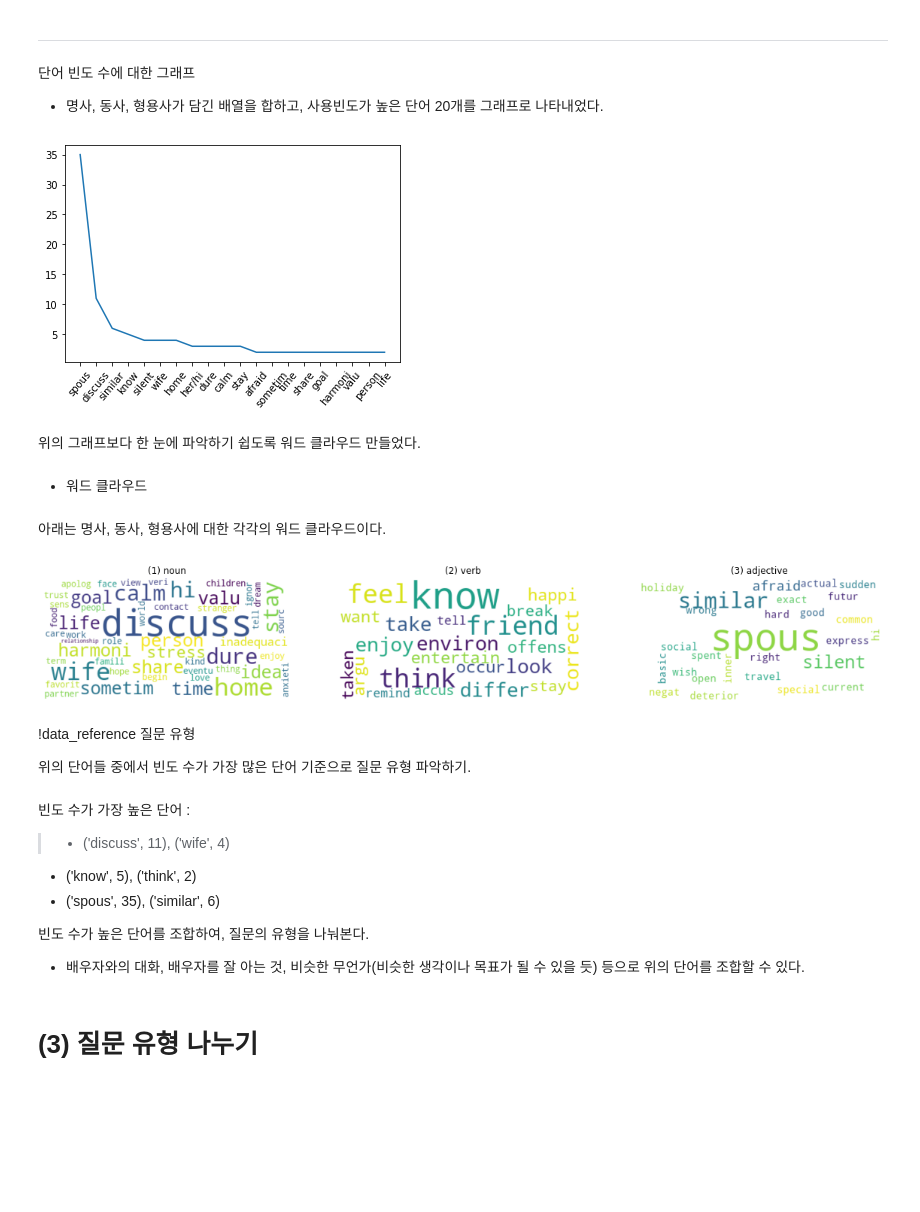
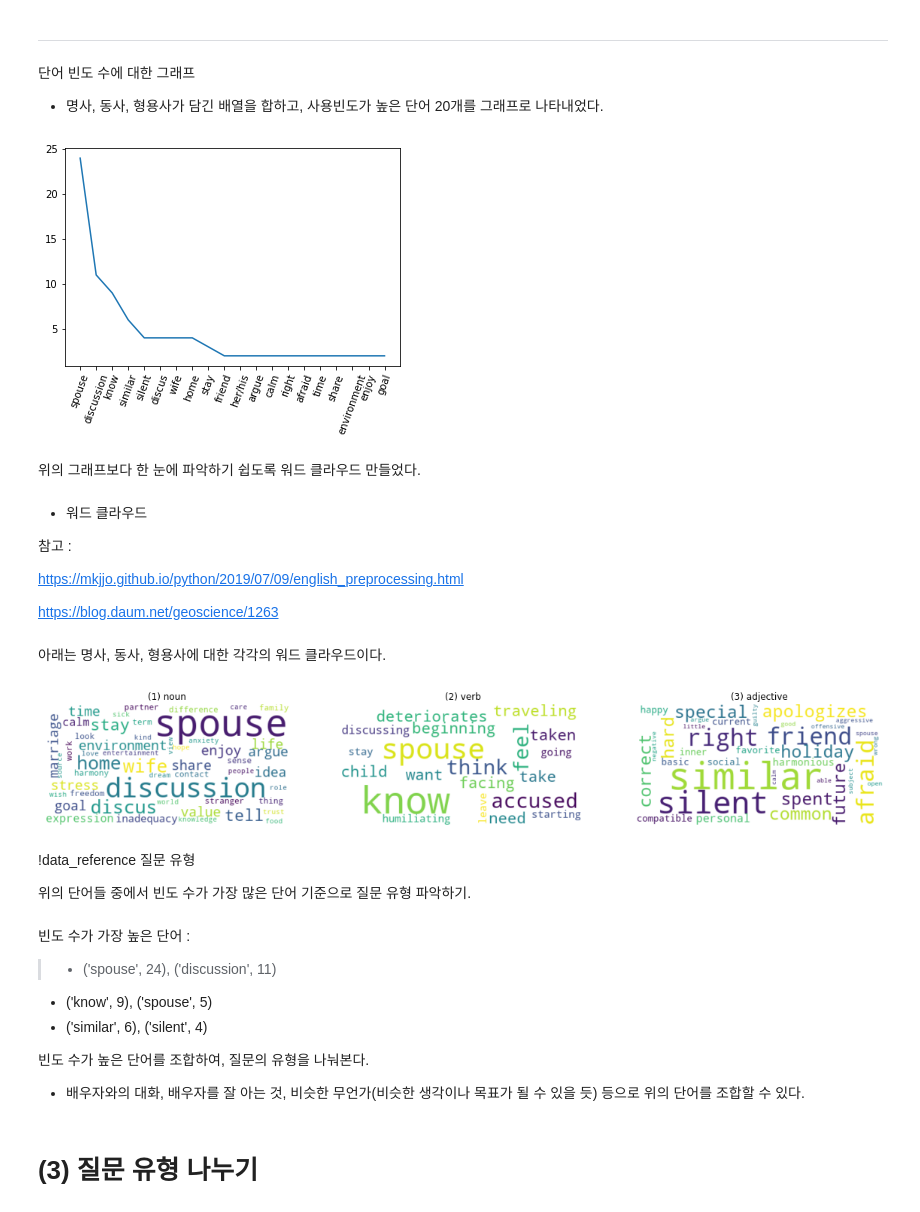
Before and after one commit to dav1n9/DAP, a Jupyter notebook: divorce.ipynb, the cells around one changed output. Cells and saved outputs as stored; diff of their text form; code cells hidden in the pictures; blank space fills up the shorter version.

```diff
--- a/divorce.ipynb
+++ b/divorce.ipynb
@@ -434,12 +433,14 @@ True
 # %%
+from nltk.stem import WordNetLemmatizer
+lemmatizer = WordNetLemmatizer()
+
 for i in range(0, 54):
     clean_words = []
     document = data_reference.description[i]
-    for word in nltk.tokenize.word_tokenize(document):  #공백과 구두점(punctuation: ,혹은 .)을 기준으로 단어 분리, 축약형 단어도 분리 (Can't ==> ['Ca', "n't"])
+    for word in nltk.tokenize.word_tokenize(document): # 단어분리
         word = word.lower() # 소문자로.
-        stemmer = nltk.stem.snowball.SnowballStemmer('english')
-        word = stemmer.stem(word) #어간 추출
-        clean_words.append(word)
+        new_word = lemmatizer.lemmatize(word)
+        clean_words.append((new_word))
     print(clean_words) # 추출된 어간들
     document = ' '.join(clean_words)          # 추출된 어간들 다시 묶어서
     data_reference.description[i] = document  # data_reference에 저장.
@@ -496,9 +495,8 @@ stop_words = set(stopwords.words('english'))
 for i in range(0, 54):
   result = []
   st = data_reference.description[i]
-  # 공백과 구두점(punctuation: ,혹은 .)을 기준으로 단어 분리, 축약형 단어도 분리 (Can't ==> ['Ca', "n't"])
+  # 공백과 구두점을 기준으로 단어 분리
   for word in word_tokenize(st):
-    word = word.lower()
     if word not in stopwords.words('english'): #불용어 제거
       result.append(word)
   print(result)  # 추출된 어간들
@@ -549,12 +551,10 @@ data_reference.head()
 for i in range(0, 54):
     clean_words = []
     document = data_reference.description[i]
-    for word in nltk.tokenize.word_tokenize(document):  #공백과 구두점(punctuation: ,혹은 .)을 기준으로 단어 분리, 축약형 단어도 분리 (Can't ==> ['Ca', "n't"])
-        word = word.lower() # 소문자로.
-        if len(word) > 3:
+    for word in nltk.tokenize.word_tokenize(document):  #단어 분리
+        if len(word) > 3:  # 단어의 길이가 3보다 크면
           clean_words.append(word)
-    #print(clean_words) #  추출된 어간들
+    print(clean_words) #  추출된 어간들
     document = ' '.join(clean_words)
-    #print(document) #  추출된 어간들 다시 묶어서
     data_reference.description[i] = document # data_reference에 저장.
 # %% [output]
@@ -711,11 +726,11 @@ print(counts_adj.most_common(10))
 # %%
 all_words = counts_adj | counts_noun | counts_verb    # 합집합
 all_words = all_words.most_common(20)
 
 df_words_count = pd.DataFrame(all_words)
 
 plt.plot(df_words_count[0], df_words_count[1])
-plt.xticks(df_words_count[0], fontsize=10, rotation= 50)
+plt.xticks(df_words_count[0], fontsize=10, rotation= 70)
 plt.show()
 # %% [output]
-[figure, old version]
+[figure, new version]
@@ -724,9 +737,13 @@ df_words_count.to_csv('df_words_count.csv')  # df_words_count는 따로 csv파
 # %% [markdown]
 위의 그래프보다 한 눈에 파악하기 쉽도록 워드 클라우드 만들었다.
-# %% [markdown]
-
-
-*   워드 클라우드
+# %% [markdown]
+*   워드 클라우드
+
+참고 :
+
+https://mkjjo.github.io/python/2019/07/09/english_preprocessing.html
+
+https://blog.daum.net/geoscience/1263
 # %% [markdown]
 아래는 명사, 동사, 형용사에 대한 각각의 워드 클라우드이다.
 # %%
@@ -735,7 +752,6 @@ from wordcloud import WordCloud
 import matplotlib.pyplot as plt
 from os import path
 
-# + verb + adj
 
 n_words = noun
 v_words = verb
@@ -756,7 +772,6 @@ wordcloud_v = WordCloud(max_font_size=60, relative_scaling=.5, background_color=
 wordcloud_a = WordCloud(max_font_size=60, relative_scaling=.5, background_color='white', max_words=50).generate(adj_text)
 
 fig = plt.figure()
-#plt.figure(figsize = (20, 10))
 rows = 1
 cols = 3
 
@@ -776,13 +791,9 @@ ax3.set_title('(3) adjective')
 ax3.axis("off")
 
 fig.set_size_inches(20, 10)
-#plt.imshow(wordcloud_n, interpolation='bilinear')
-#plt.imshow(wordcloud_v, interpolation='bilinear')
-#plt.imshow(wordcloud_a, interpolation='bilinear')
-#plt.axis("off")
 plt.show()
 # %% [output]
-[figure, old version]
+[figure, new version]
 # %% [markdown]
 !data_reference 질문 유형
 
@@ -790,9 +801,9 @@ plt.show()
 # %% [markdown]
 빈도 수가 가장 높은 단어 :
 
-> *   ('discuss', 11), ('wife', 4)
-*   ('know', 5), ('think', 2)
-*   ('spous', 35), ('similar', 6)
+> *   ('spouse', 24), ('discussion', 11)
+*   ('know', 9), ('spouse', 5)
+*   ('similar', 6), ('silent', 4)
 
 빈도 수가 높은 단어를 조합하여, 질문의 유형을 나눠본다.
 
```
Also changed, not shown: parts of 63 cells of this notebook.
